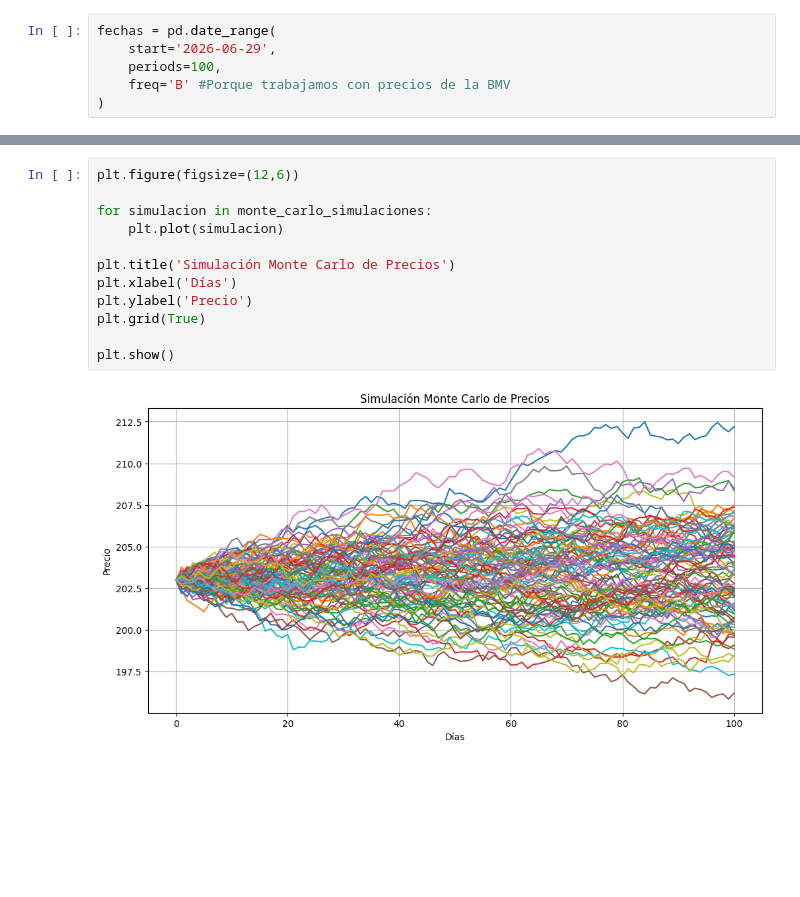
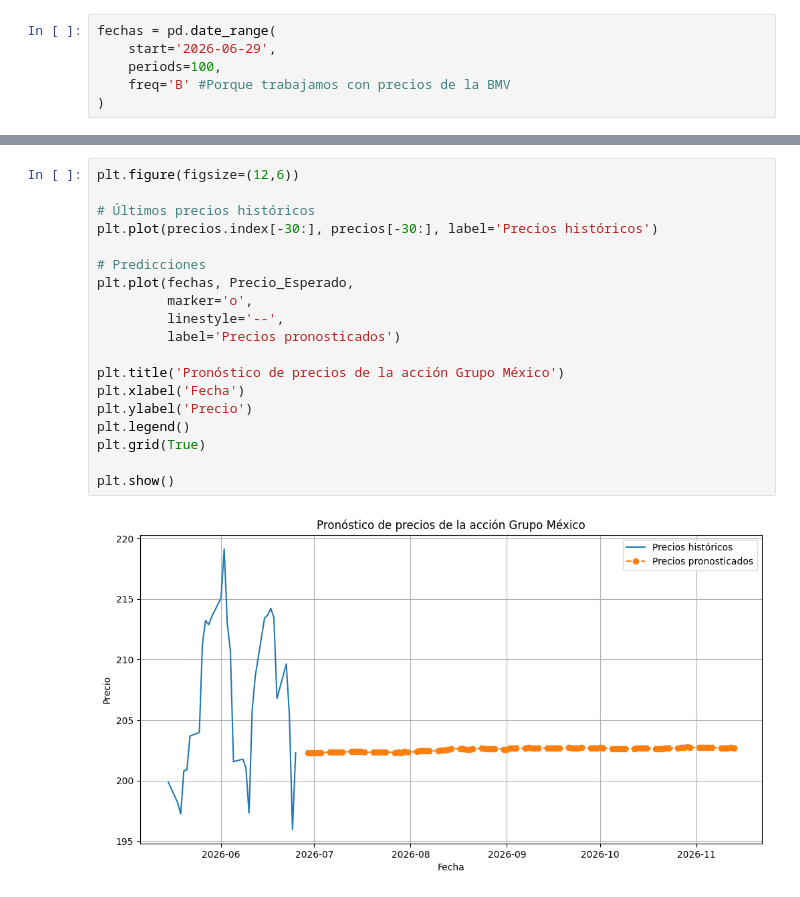
Before and after one commit to MartaPCastillo/Tesis, a Jupyter notebook: Monte_Carlo_Grupo_México.ipynb, the cells around one changed output, grey strips where cells are left out. Drawn from its saved outputs; the diff is of its cells as text; blank space fills up the shorter version.

```diff
--- a/Monte_Carlo_Grupo_México.ipynb
+++ b/Monte_Carlo_Grupo_México.ipynb
@@ -427,14 +466,21 @@ print(pronostico)
 # %%
 plt.figure(figsize=(12,6))
 
-for simulacion in monte_carlo_simulaciones:
-    plt.plot(simulacion)
+# Últimos precios históricos
+plt.plot(precios.index[-30:], precios[-30:], label='Precios históricos')
 
-plt.title('Simulación Monte Carlo de Precios')
-plt.xlabel('Días')
+# Predicciones
+plt.plot(fechas, Precio_Esperado,
+         marker='o',
+         linestyle='--',
+         label='Precios pronosticados')
+
+plt.title('Pronóstico de precios de la acción Grupo México')
+plt.xlabel('Fecha')
 plt.ylabel('Precio')
+plt.legend()
 plt.grid(True)
 
 plt.show()
 # %% [output]
-[figure, old version]
+[figure, new version]
```
Also changed, not shown: parts of 29 cells of this notebook.
